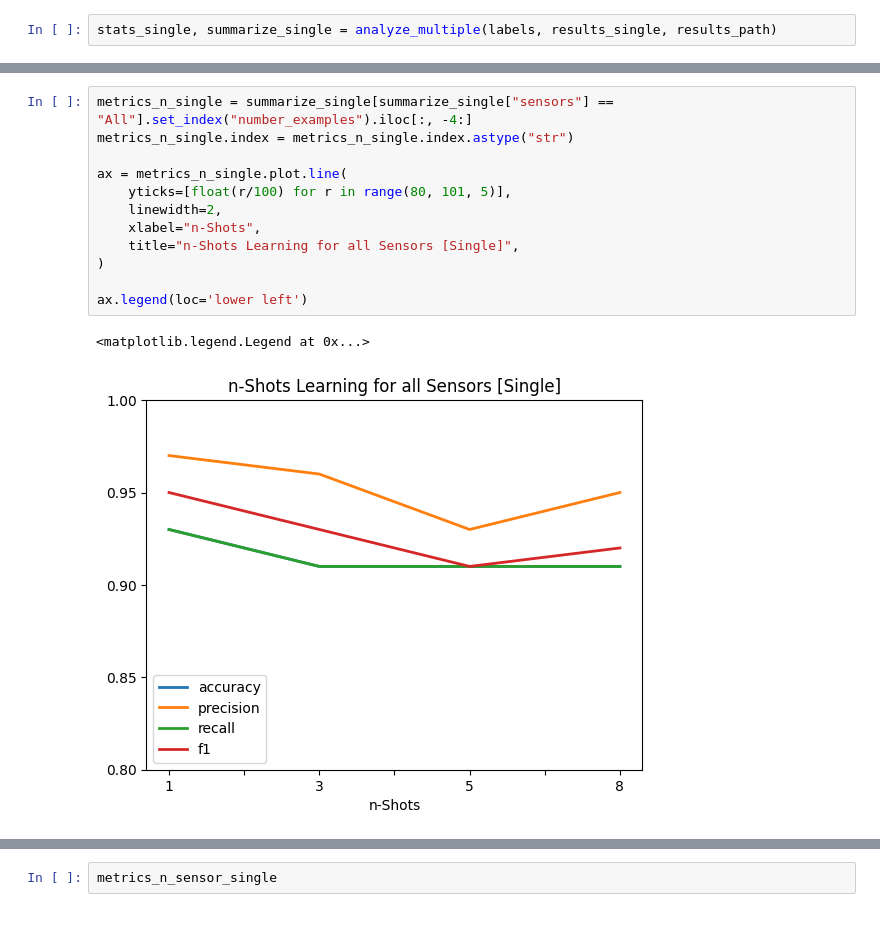
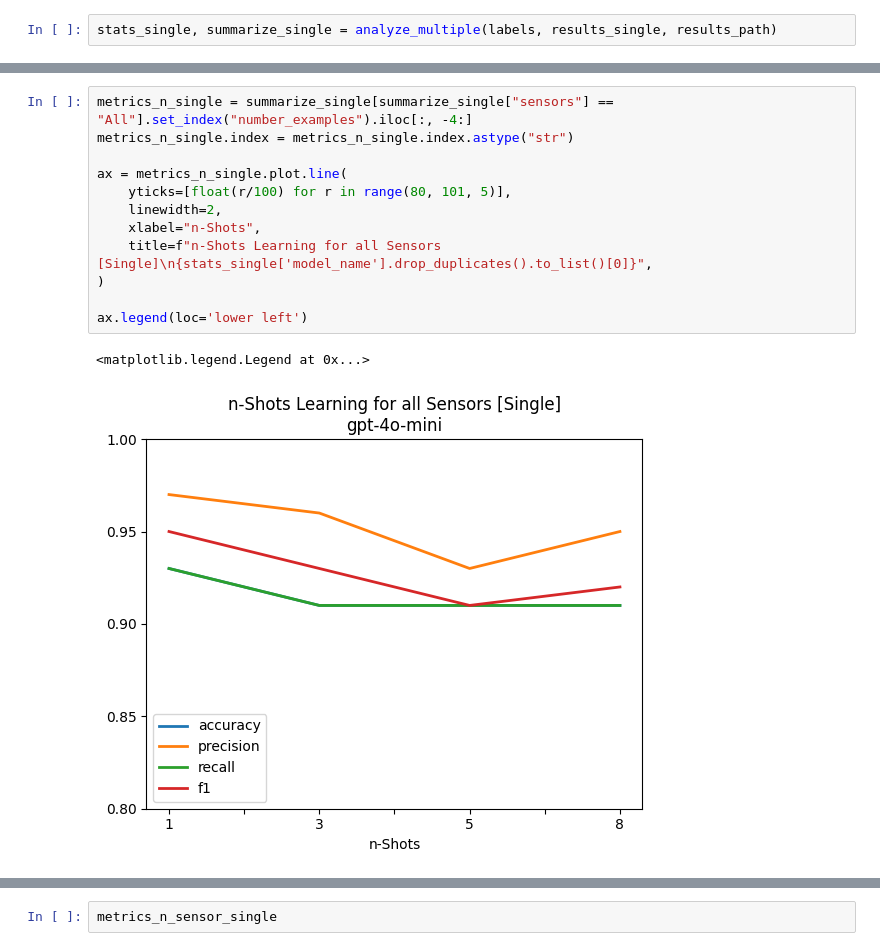
Before and after one commit to ahmadhatahet/auto-fault-tc-gen, a Jupyter notebook: notebooks/results_analysis_single.ipynb, the cells around one changed output, grey strips where cells are left out. Cells and saved outputs as stored; diff of their text form; blank space fills up the shorter version.

Commit message:
export plots with model name

```diff
--- a/notebooks/results_analysis_single.ipynb
+++ b/notebooks/results_analysis_single.ipynb
@@ -73,18 +73,18 @@ stats_single
 # %%
 metrics_n_single = summarize_single[summarize_single["sensors"] == "All"].set_index("number_examples").iloc[:, -4:]
 metrics_n_single.index = metrics_n_single.index.astype("str")
 
 ax = metrics_n_single.plot.line(
     yticks=[float(r/100) for r in range(80, 101, 5)],
     linewidth=2,
     xlabel="n-Shots",
-    title="n-Shots Learning for all Sensors [Single]",
+    title=f"n-Shots Learning for all Sensors [Single]\n{stats_single['model_name'].drop_duplicates().to_list()[0]}",
 )
 
 ax.legend(loc='lower left')
 # %% [output]
 <matplotlib.legend.Legend at 0x...>
-[figure, old version]
+[figure, new version]
 # %%
 metrics_n_sensor_single = summarize_single[(summarize_single["sensors"] != "All") & (summarize_single["number_examples"] == 1)].set_index(["sensors"]).iloc[:, -4:]
 
```
Also changed, not shown: parts of 7 cells of this notebook, 4 other files.
